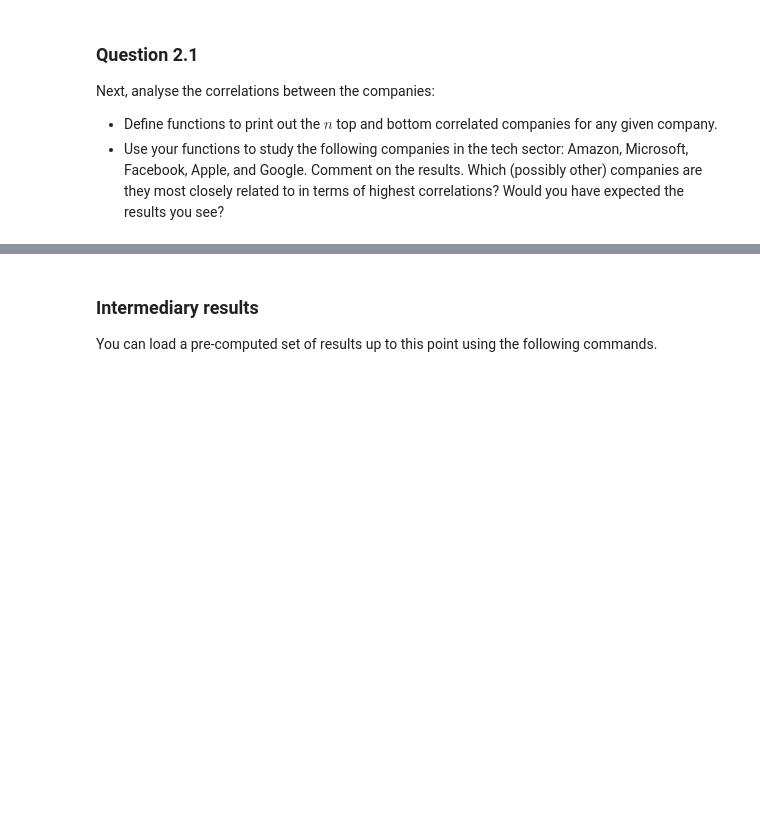
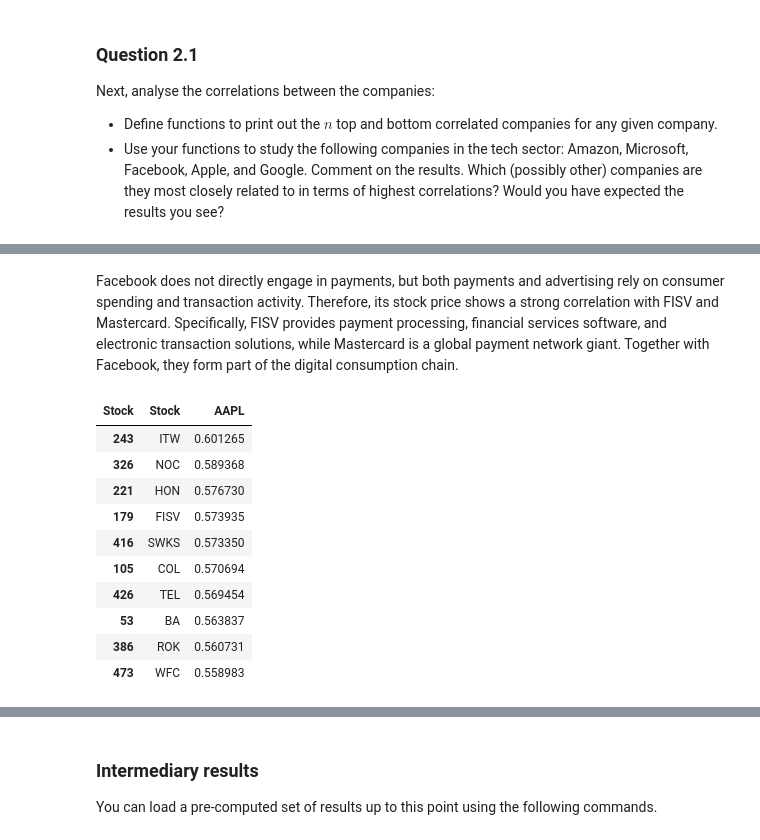
Before and after one commit to Mengsch3/apps-python-hw-03, a Jupyter notebook: hw_03_nb.ipynb, the cells around one changed output, grey strips where cells are left out. Drawn from its saved outputs; the diff is of its cells as text; code cells hidden in the pictures; blank space fills up the shorter version.

```diff
--- a/hw_03_nb.ipynb
+++ b/hw_03_nb.ipynb
@@ -250,0 +297,16 @@ Top_10_highest_corr_GOOG, Top_10_lowest_corr_GOOG = obtain_top_bottom(correlatio
+# %% [markdown]
+Facebook does not directly engage in payments, but both payments and advertising rely on consumer spending and transaction activity. Therefore, its stock price shows a strong correlation with FISV and Mastercard. Specifically, FISV provides payment processing, financial services software, and electronic transaction solutions, while Mastercard is a global payment network giant. Together with Facebook, they form part of the digital consumption chain.
+# %%
+Top_10_highest_corr_AAPL
+# %% [output]
+| Stock | Stock | AAPL |
+| 243 | ITW | 0.601265 |
+| 326 | NOC | 0.589368 |
+| 221 | HON | 0.576730 |
+| 179 | FISV | 0.573935 |
+| 416 | SWKS | 0.573350 |
+| 105 | COL | 0.570694 |
+| 426 | TEL | 0.569454 |
+| 53 | BA | 0.563837 |
+| 386 | ROK | 0.560731 |
+| 473 | WFC | 0.558983 |
```
Also changed, not shown: parts of 7 cells of this notebook.
